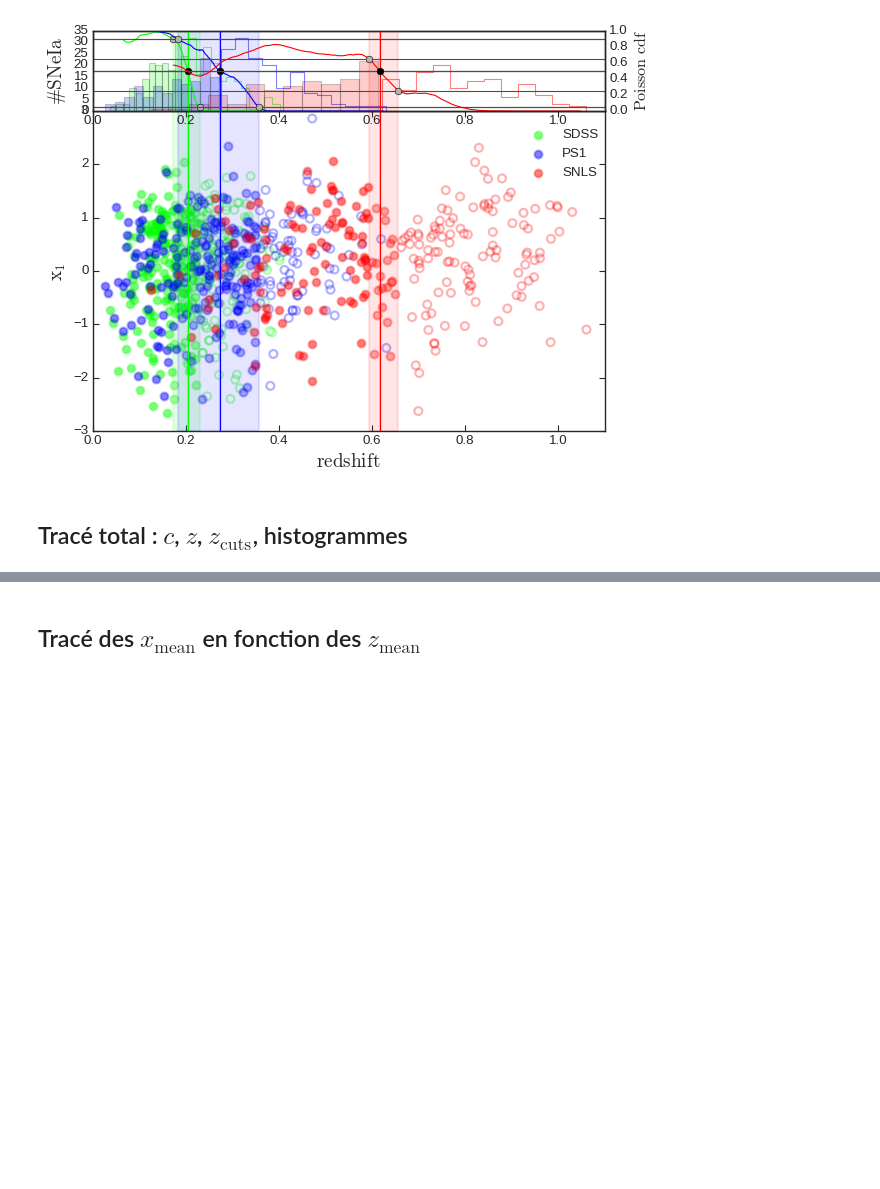
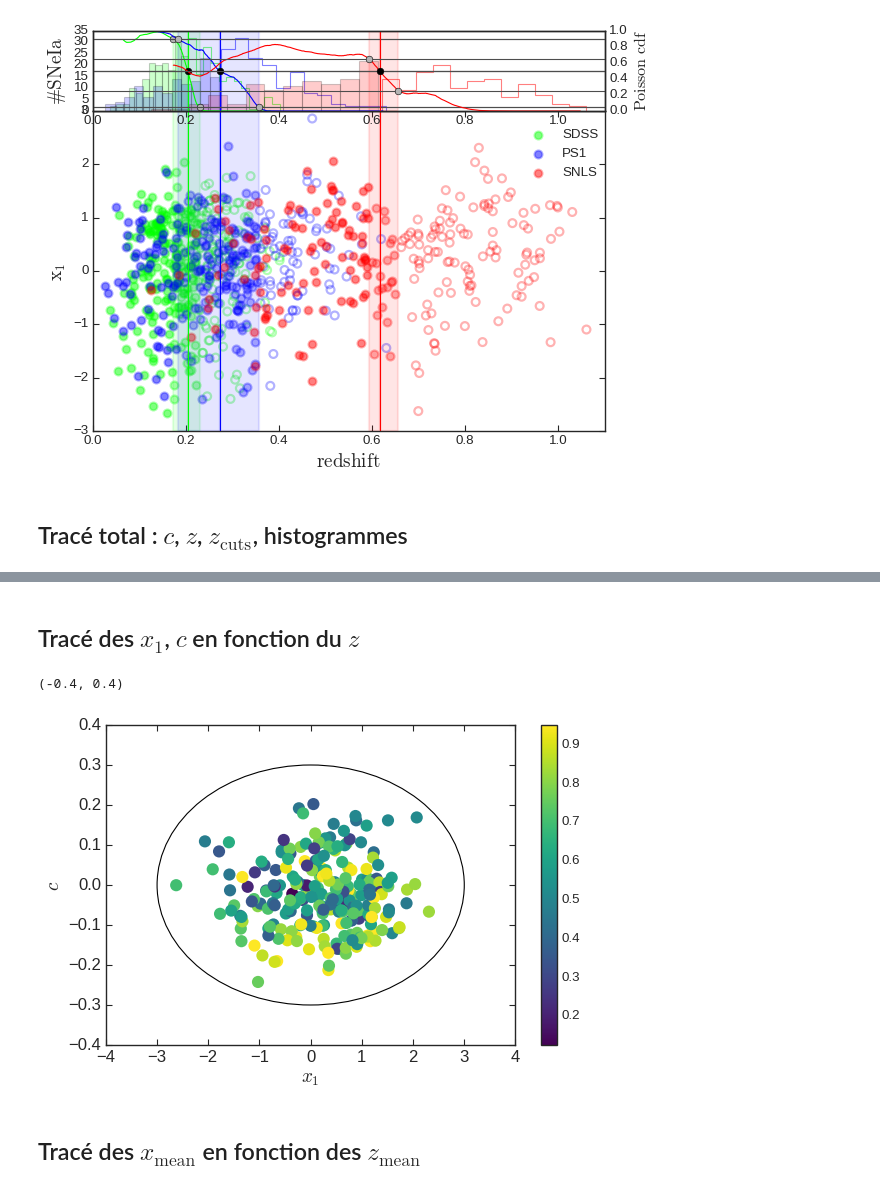
Before and after one commit to Nora-n/variaIa, a Jupyter notebook: notebooks/draft_plots_simple.ipynb, the cells around one changed output, grey strips where cells are left out. Saved outputs shown, nothing was run; the diff lists cells and outputs as text; code cells hidden in the pictures; blank space fills up the shorter version.

Commit message:
Finished ellipse using sncosmo. Cleanup todo.

```diff
--- a/notebooks/draft_plots_simple.ipynb
+++ b/notebooks/draft_plots_simple.ipynb
@@ -597,3 +598,45 @@ fig.savefig('/home/nora/Documents/Thèse/Images/surveys_cuts_c.pdf', bbox_inches
+# %% [markdown]
+## Tracé des $x_1$, $c$ en fonction du $z$
+# %%
+fig = plt.figure(figsize=[8, 5])
+ax = fig.add_axes([0.1, 0.12, 0.8, 0.8])
+
+dgmap = plt.cm.get_cmap('viridis')
+
+survey='SNLS'
+
+ts = ax.scatter(surv[survey].x1,
+                surv[survey].c,
+                marker='o',
+                cmap='viridis',
+                c=surv[survey].zCMB, edgecolors="None",
+                s=120,
+                zorder=2,
+                vmax=np.percentile(surv[survey].zCMB, 95))
+
+fig.colorbar(ts)
+
+ax.add_patch(Ellipse((0, 0),
+             width=6,
+             height=.6,
+             ec="black",
+             fc="1"))
+
+ax.tick_params(direction='in',
+               length=5, width=1,
+               labelsize=15,
+               top=True, right=True)
+
+ax.set_xlabel(r'$x_1$', fontsize='x-large')
+ax.set_ylabel(r'$c$', fontsize='x-large')
+
+#plt.legend(ncol=1, loc='upper left', fontsize='x-large')
+
+ax.set_xlim(-4, 4)
+ax.set_ylim(-.4, .4)
+# %% [output]
+(-0.4, 0.4)
+[figure, added]
 # %% [markdown]
 ## Tracé des $x_{\text{mean}}$ en fonction des $z_{\text{mean}}$
 # %% [markdown]
```
Also changed, not shown: parts of 3 cells of this notebook, 3 other files.
